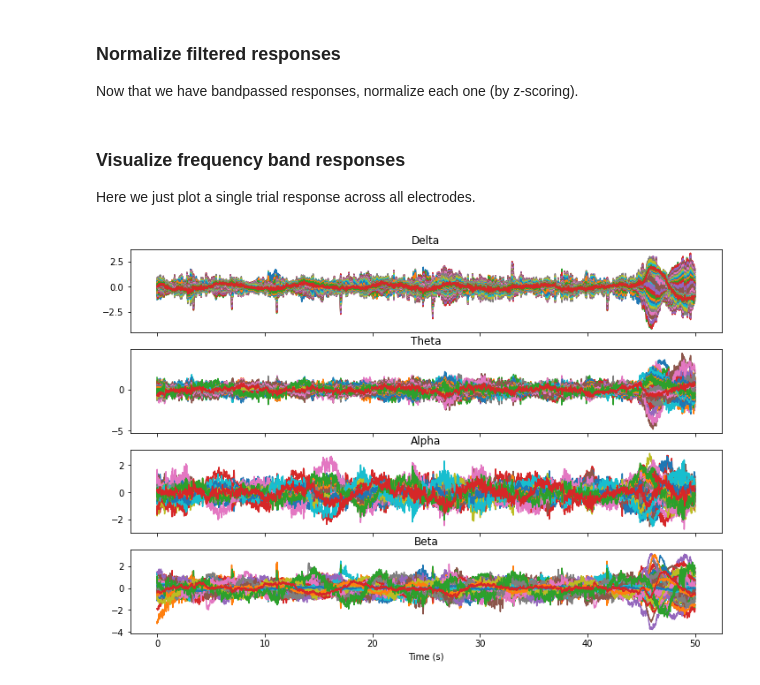
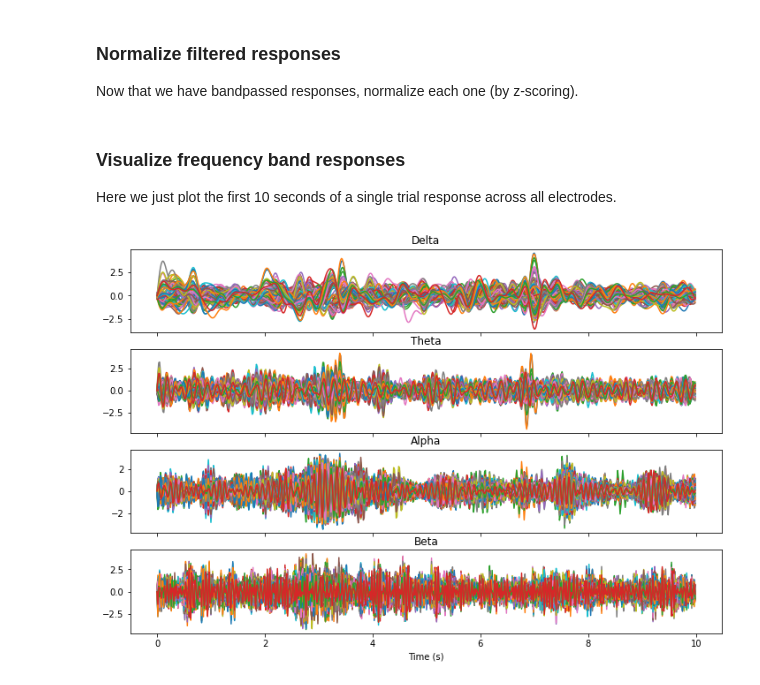
Before and after one commit to naplab/naplib-python, a Jupyter notebook: docs/examples/preprocessing_examples.ipynb, the cells around one changed output. Drawn from its saved outputs; the diff is of its cells as text; code cells hidden in the pictures.

```diff
--- a/docs/examples/preprocessing_examples.ipynb
+++ b/docs/examples/preprocessing_examples.ipynb
@@ -63,23 +63,23 @@ data['beta_resp'] = normalize(data, field='beta_resp')
 # %% [markdown]
 ### Visualize frequency band responses
 
-Here we just plot a single trial response across all electrodes.
+Here we just plot the first 10 seconds of a single trial response across all electrodes.
 # %%
 trial = 10
-t = np.arange(0, data['delta_resp'][trial].shape[0]) / data['dataf'][trial]
+t = np.arange(0, 10*64) / data['dataf'][trial]
 
 fig, axes = plt.subplots(4,1,figsize=(12,8), sharex=True)
 
-axes[0].plot(t, data['delta_resp'][trial])
+axes[0].plot(t, data['delta_resp'][trial][:10*64])
 axes[0].set_title('Delta')
-axes[1].plot(t, data['theta_resp'][trial])
+axes[1].plot(t, data['theta_resp'][trial][:10*64])
 axes[1].set_title('Theta')
-axes[2].plot(t, data['alpha_resp'][trial])
+axes[2].plot(t, data['alpha_resp'][trial][:10*64])
 axes[2].set_title('Alpha')
-axes[3].plot(t, data['beta_resp'][trial])
+axes[3].plot(t, data['beta_resp'][trial][:10*64])
 axes[3].set_title('Beta')
 axes[3].set_xlabel('Time (s)')
 
 plt.show()
 # %% [output]
-[figure, old version]
+[figure, new version]
```
Also changed, not shown: 3 other files.
